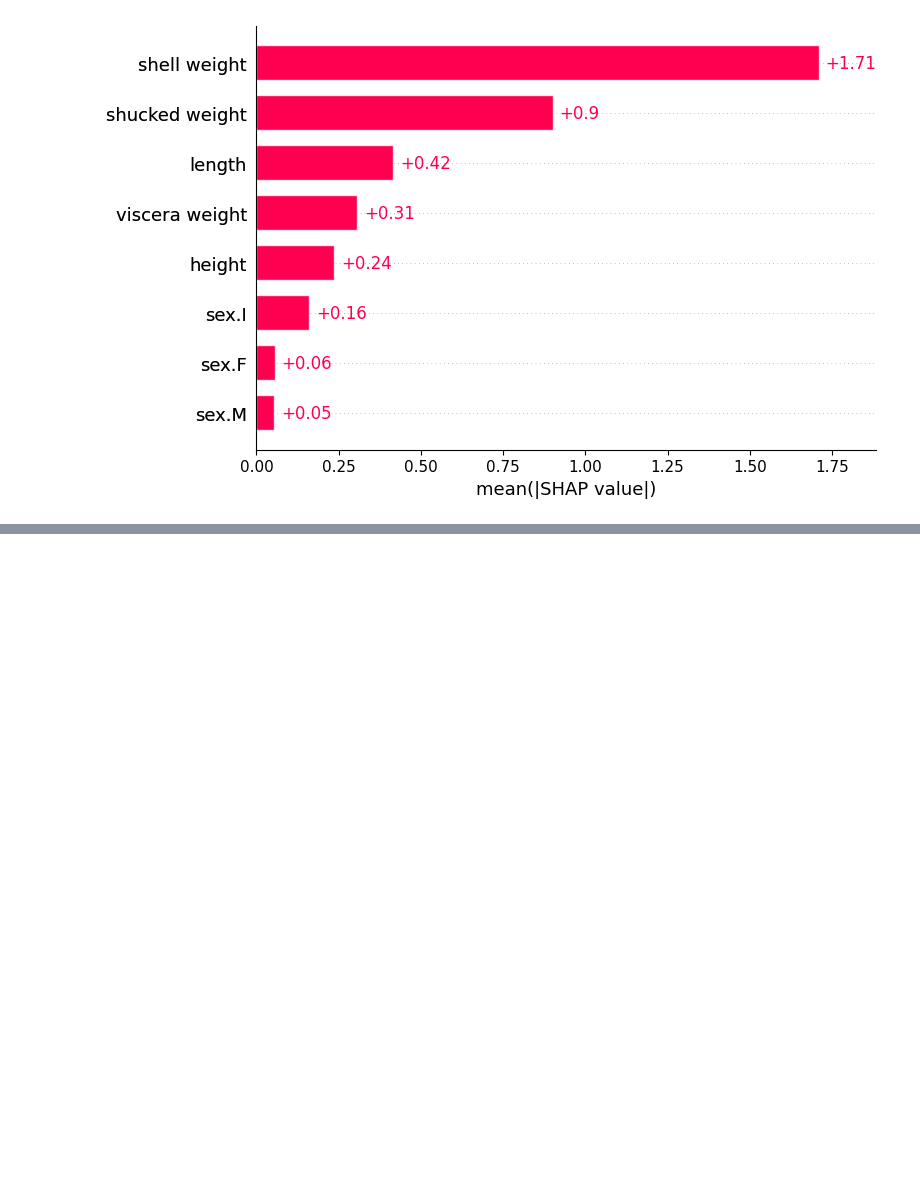
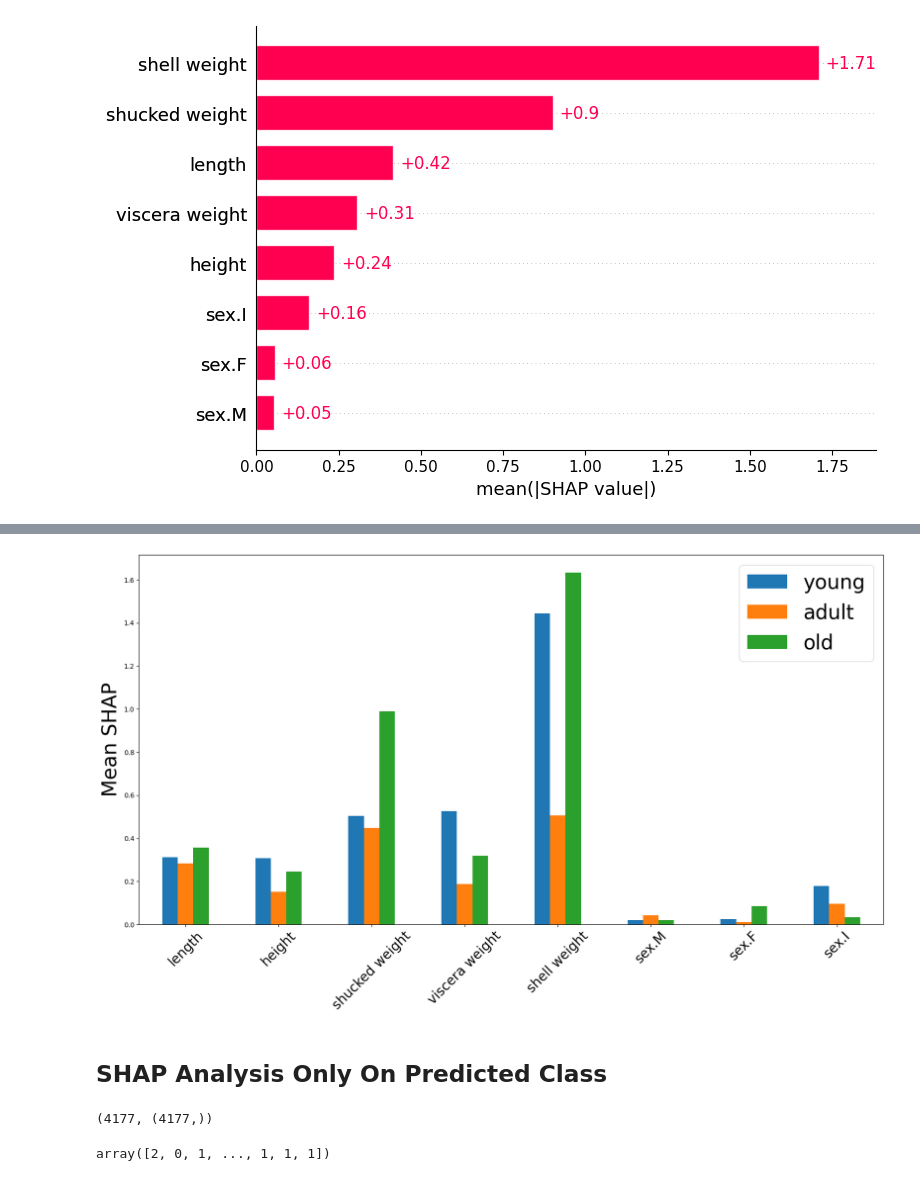
Before and after one commit to lokNezMonzter/shap-analysis, a Jupyter notebook: shap-llm/shap-analysis.ipynb, the cells around one changed output, grey strips where cells are left out. Saved outputs shown, nothing was run; the diff lists cells and outputs as text; code cells hidden in the pictures; blank space fills up the shorter version.

```diff
--- a/shap-llm/shap-analysis.ipynb
+++ b/shap-llm/shap-analysis.ipynb
@@ -192,0 +249,32 @@ shap.plots.bar(shap_values)
+# %%
+# Calculate the mean SHAP values for each class
+mean_0 = np.mean(np.abs(shap_values_cat.values[:, :, 0]), axis=0)
+mean_1 = np.mean(np.abs(shap_values_cat.values[:, :, 1]), axis=0)
+mean_2 = np.mean(np.abs(shap_values_cat.values[:, :, 2]), axis=0)
+
+# Condense into a dataframe
+df = pd.DataFrame({'young': mean_0, 'adult': mean_1, 'old': mean_2})
+# %%
+# Plot the mean SHAP values
+fig, ax = plt.subplots(1, 1, figsize=(20, 10))
+df.plot.bar(ax=ax)
+
+ax.set_ylabel('Mean SHAP', size=30)
+ax.set_xticklabels(X.columns, rotation=45, size=20)
+ax.legend(fontsize=30)
+
+fig
+# %% [output]
+[figure, added]
+# %% [markdown]
+## SHAP Analysis Only On Predicted Class
+# %%
+# Get model predictions
+preds = model_cat.predict(X)
+len(preds), preds.shape
+# %% [output]
+(4177, (4177,))
+# %%
+preds[0:]
+# %% [output]
+array([2, 0, 1, ..., 1, 1, 1])
```
Also changed, not shown: parts of 19 cells of this notebook.
